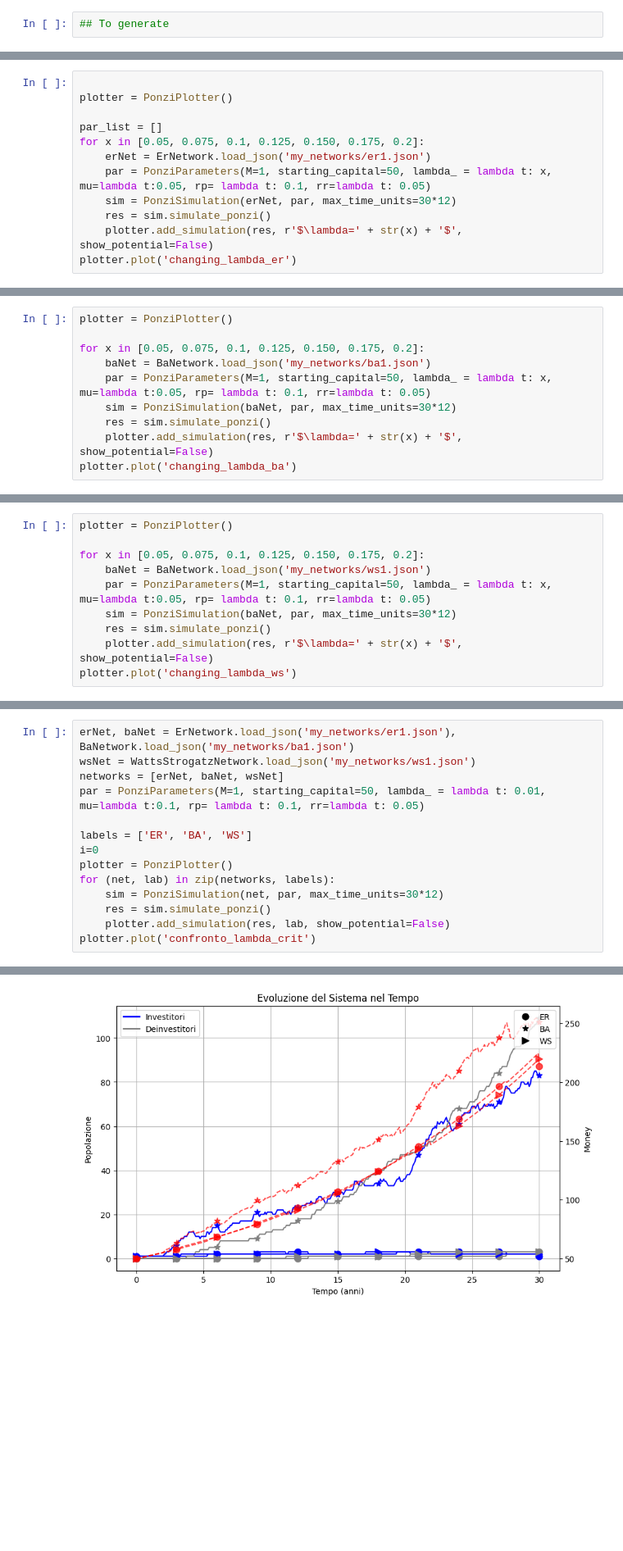
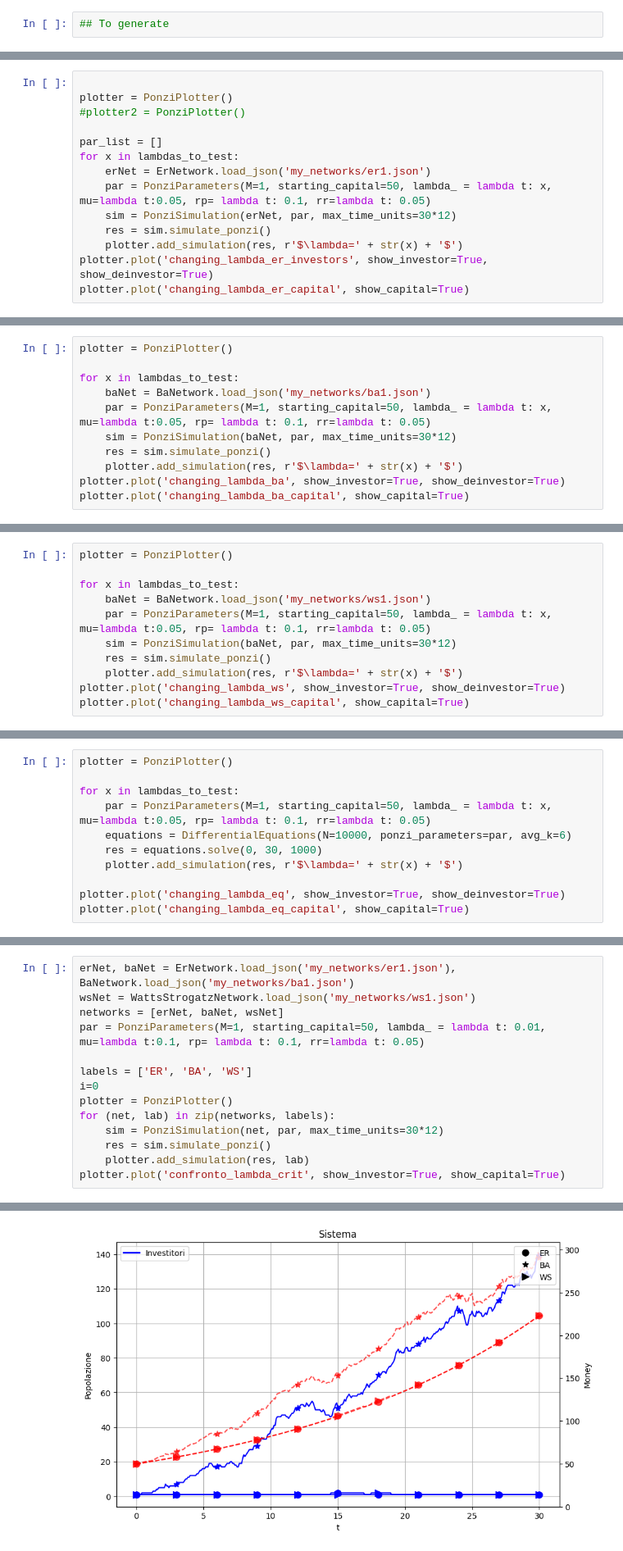
Before and after one commit to NexganGH/Ponzi-Scheme, a Jupyter notebook: main_sim.ipynb, the cells around one changed output, grey strips where cells are left out. Shown at 82% size. Cells and saved outputs as stored; diff of their text form; blank space fills up the shorter version.

Commit message:
Sistemato Differential Equations.

```diff
--- a/main_sim.ipynb
+++ b/main_sim.ipynb
@@ -66,15 +69,17 @@ Network salvato in my_networks/ws1.json
 # %%
 
 plotter = PonziPlotter()
+#plotter2 = PonziPlotter()
 
 par_list = []
-for x in [0.05, 0.075, 0.1, 0.125, 0.150, 0.175, 0.2]:
+for x in lambdas_to_test:
     erNet = ErNetwork.load_json('my_networks/er1.json')
     par = PonziParameters(M=1, starting_capital=50, lambda_ = lambda t: x, mu=lambda t:0.05, rp= lambda t: 0.1, rr=lambda t: 0.05)
     sim = PonziSimulation(erNet, par, max_time_units=30*12)
     res = sim.simulate_ponzi()
-    plotter.add_simulation(res, r'$\lambda=' + str(x) + '$', show_potential=False)
-plotter.plot('changing_lambda_er')
+    plotter.add_simulation(res, r'$\lambda=' + str(x) + '$')
+plotter.plot('changing_lambda_er_investors', show_investor=True, show_deinvestor=True)
+plotter.plot('changing_lambda_er_capital', show_capital=True)
 # %% [output]
 Network caricato da my_networks/er1.json
 Starting simulation
@@ -97,13 +103,14 @@ Starting simulation
 # %%
 plotter = PonziPlotter()
 
-for x in [0.05, 0.075, 0.1, 0.125, 0.150, 0.175, 0.2]:
+for x in lambdas_to_test:
     baNet = BaNetwork.load_json('my_networks/ba1.json')
     par = PonziParameters(M=1, starting_capital=50, lambda_ = lambda t: x, mu=lambda t:0.05, rp= lambda t: 0.1, rr=lambda t: 0.05)
     sim = PonziSimulation(baNet, par, max_time_units=30*12)
     res = sim.simulate_ponzi()
-    plotter.add_simulation(res, r'$\lambda=' + str(x) + '$', show_potential=False)
-plotter.plot('changing_lambda_ba')
+    plotter.add_simulation(res, r'$\lambda=' + str(x) + '$')
+plotter.plot('changing_lambda_ba', show_investor=True, show_deinvestor=True)
+plotter.plot('changing_lambda_ba_capital', show_capital=True)
 # %% [output]
 Network caricato da my_networks/ba1.json
 Starting simulation
@@ -126,13 +134,14 @@ Starting simulation
 # %%
 plotter = PonziPlotter()
 
-for x in [0.05, 0.075, 0.1, 0.125, 0.150, 0.175, 0.2]:
+for x in lambdas_to_test:
     baNet = BaNetwork.load_json('my_networks/ws1.json')
     par = PonziParameters(M=1, starting_capital=50, lambda_ = lambda t: x, mu=lambda t:0.05, rp= lambda t: 0.1, rr=lambda t: 0.05)
     sim = PonziSimulation(baNet, par, max_time_units=30*12)
     res = sim.simulate_ponzi()
-    plotter.add_simulation(res, r'$\lambda=' + str(x) + '$', show_potential=False)
-plotter.plot('changing_lambda_ws')
+    plotter.add_simulation(res, r'$\lambda=' + str(x) + '$')
+plotter.plot('changing_lambda_ws', show_investor=True, show_deinvestor=True)
+plotter.plot('changing_lambda_ws_capital', show_capital=True)
 # %% [output]
 Network caricato da my_networks/ws1.json
 Starting simulation
@@ -154,0 +165,11 @@ Starting simulation
+# %%
+plotter = PonziPlotter()
+
+for x in lambdas_to_test:
+    par = PonziParameters(M=1, starting_capital=50, lambda_ = lambda t: x, mu=lambda t:0.05, rp= lambda t: 0.1, rr=lambda t: 0.05)
+    equations = DifferentialEquations(N=10000, ponzi_parameters=par, avg_k=6)
+    res = equations.solve(0, 30, 1000)
+    plotter.add_simulation(res, r'$\lambda=' + str(x) + '$')
+
+plotter.plot('changing_lambda_eq', show_investor=True, show_deinvestor=True)
+plotter.plot('changing_lambda_eq_capital', show_capital=True)
@@ -155,36 +179,36 @@ Starting simulation
 # %%
 erNet, baNet = ErNetwork.load_json('my_networks/er1.json'), BaNetwork.load_json('my_networks/ba1.json')
 wsNet = WattsStrogatzNetwork.load_json('my_networks/ws1.json')
 networks = [erNet, baNet, wsNet]
 par = PonziParameters(M=1, starting_capital=50, lambda_ = lambda t: 0.01, mu=lambda t:0.1, rp= lambda t: 0.1, rr=lambda t: 0.05)
 
 labels = ['ER', 'BA', 'WS']
 i=0
 plotter = PonziPlotter()
 for (net, lab) in zip(networks, labels):
     sim = PonziSimulation(net, par, max_time_units=30*12)
     res = sim.simulate_ponzi()
-    plotter.add_simulation(res, lab, show_potential=False)
-plotter.plot('confronto_lambda_crit')
+    plotter.add_simulation(res, lab)
+plotter.plot('confronto_lambda_crit', show_investor=True, show_capital=True)
 # %% [output]
 Network caricato da my_networks/er1.json
 Network caricato da my_networks/ba1.json
 Network caricato da my_networks/ws1.json
 Starting simulation
 5.00% complete
 10.00% complete
 15.28% complete
 20.28% complete
 25.28% complete
 30.28% complete
 35.28% complete
 40.28% complete
 ... (47 lines left out)
 80.83% complete
 86.11% complete
 91.39% complete
 96.39% complete
-[figure, old version]
+[figure, new version]
 # %%
 import numpy as np
 for net in networks:
```
Also changed, not shown: parts of 6 cells of this notebook, 7 other files.
